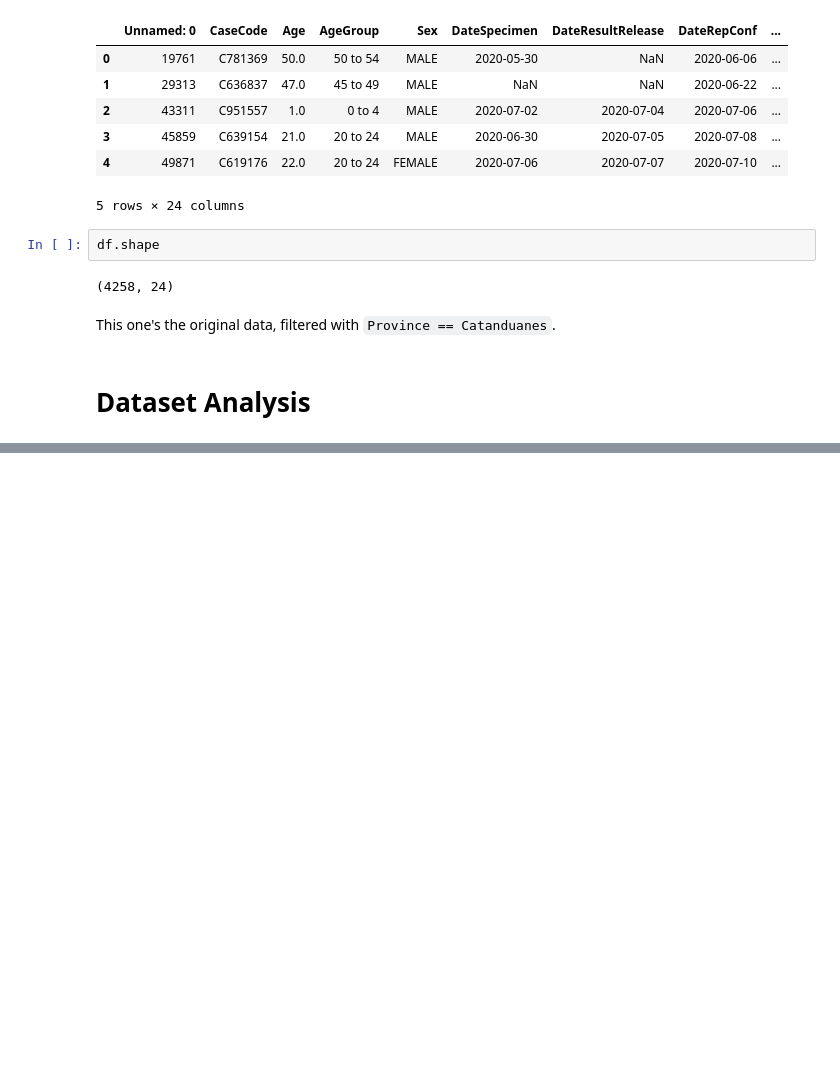
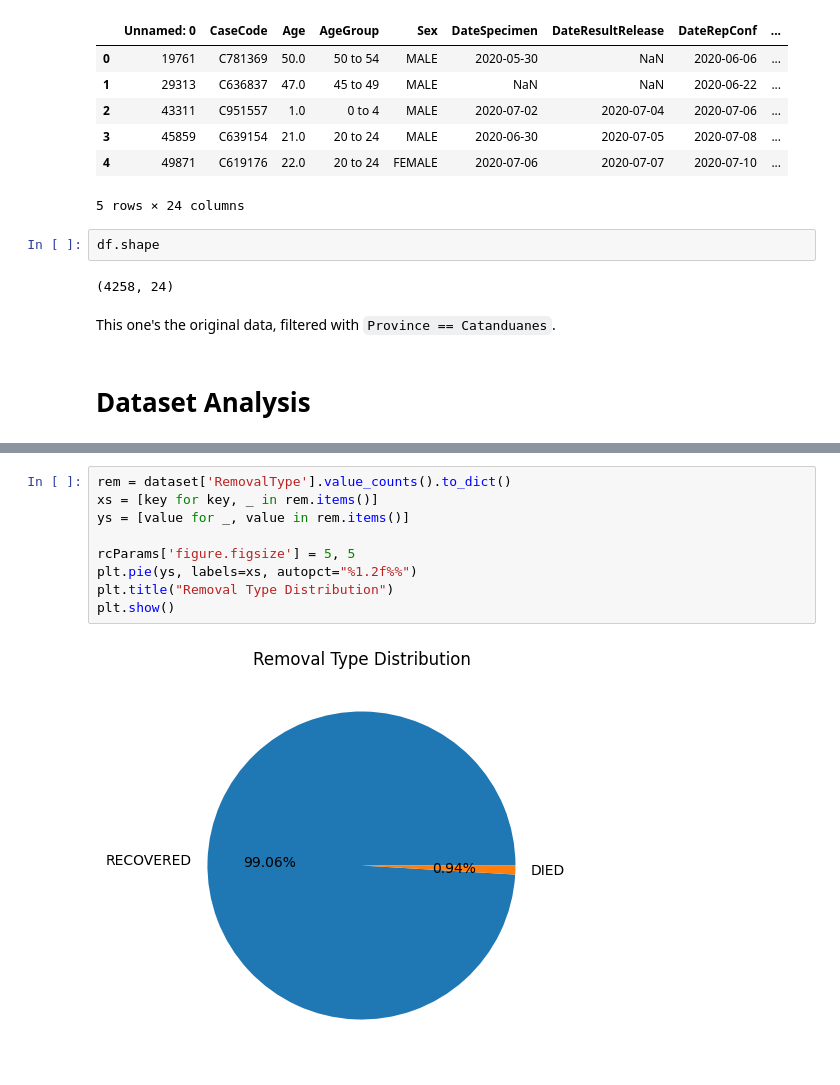
Before and after one commit to dddelacruz/cs198-scl-envi-2425, a Jupyter notebook: data_analysis.ipynb, the cells around one changed output, grey strips where cells are left out. Cells and saved outputs as stored; diff of their text form; blank space fills up the shorter version.

```diff
--- a/data_analysis.ipynb
+++ b/data_analysis.ipynb
@@ -103,0 +190,11 @@ dataset.head()
+# %%
+rem = dataset['RemovalType'].value_counts().to_dict()
+xs = [key for key, _ in rem.items()]
+ys = [value for _, value in rem.items()]
+
+rcParams['figure.figsize'] = 5, 5
+plt.pie(ys, labels=xs, autopct="%1.2f%%")
+plt.title("Removal Type Distribution")
+plt.show()
+# %% [output]
+[figure, added]
```
Also changed, not shown: parts of 14 cells of this notebook.
